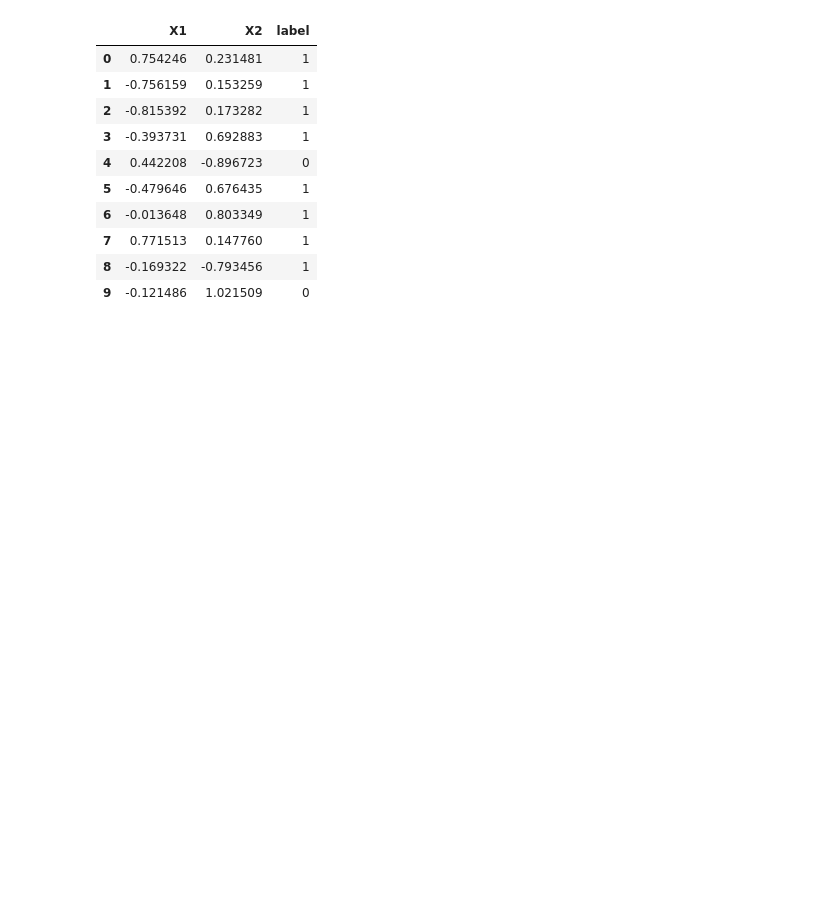
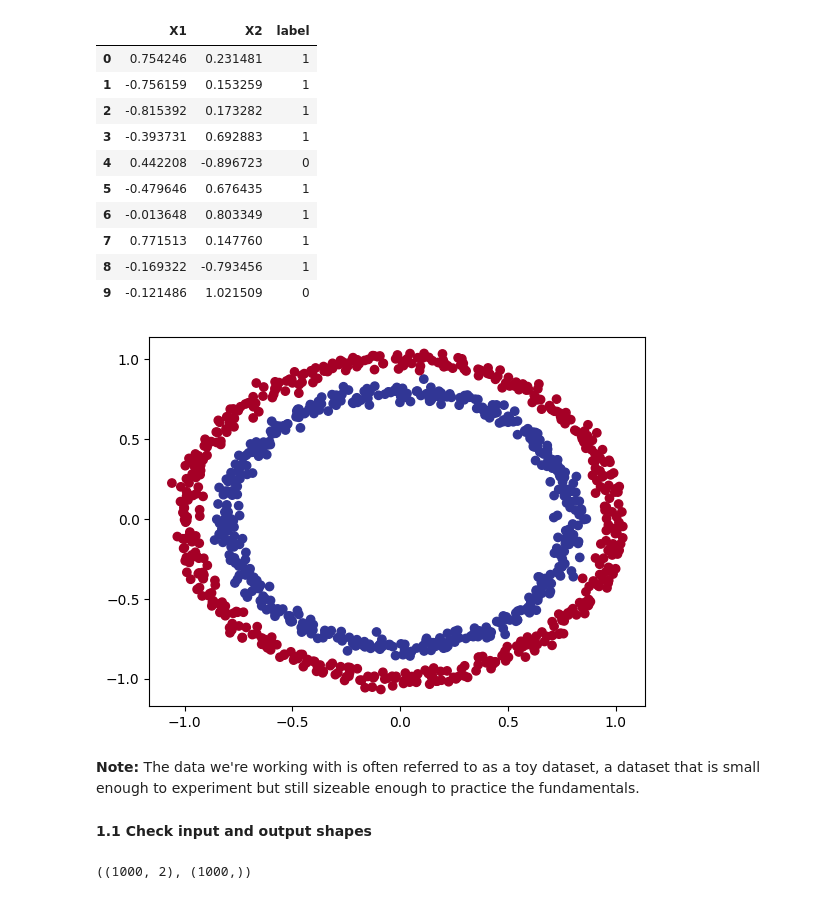
Before and after one commit to sara-javed/Pytorch-week4, a Jupyter notebook: 02_Pytorch_classification_video.ipynb, the cells around one changed output. Drawn from its saved outputs; the diff is of its cells as text; code cells hidden in the pictures; blank space fills up the shorter version.

```diff
--- a/02_Pytorch_classification_video.ipynb
+++ b/02_Pytorch_classification_video.ipynb
@@ -73,3 +73,20 @@ circles.head(10)
 | 7 | 0.771513 | 0.147760 | 1 |
 | 8 | -0.169322 | -0.793456 | 1 |
 | 9 | -0.121486 | 1.021509 | 0 |
+# %%
+# Visualize, visualize, visualize
+import matplotlib.pyplot as plt
+plt.scatter(x=X[:, 0],
+            y=X[:, 1],
+            c=y,
+            cmap=plt.cm.RdYlBu);
+# %% [output]
+[figure, added]
+# %% [markdown]
+**Note:** The data we're working with is often referred to as a toy dataset, a dataset that is small enough to experiment but still sizeable enough to practice the fundamentals.
+# %% [markdown]
+**1.1 Check input and output shapes**
+# %%
+X.shape, y.shape
+# %% [output]
+((1000, 2), (1000,))
```
Also changed, not shown: parts of 10 cells of this notebook.
